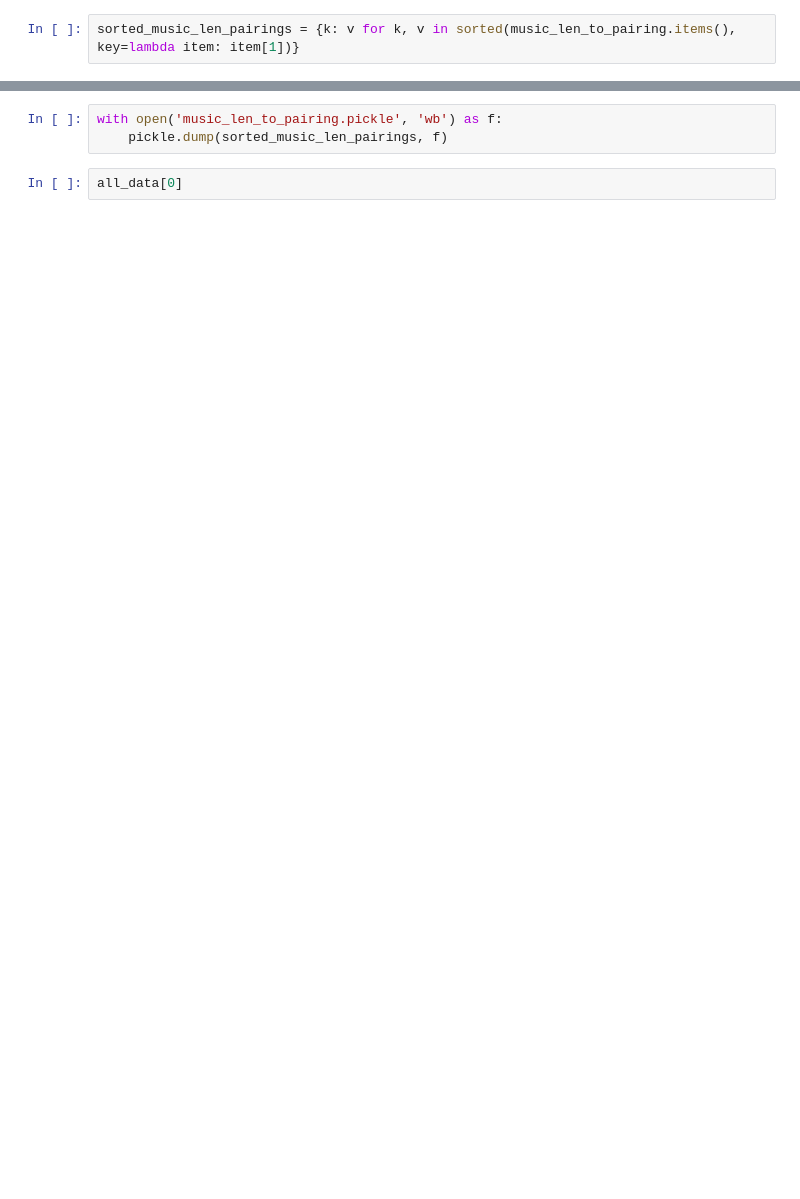
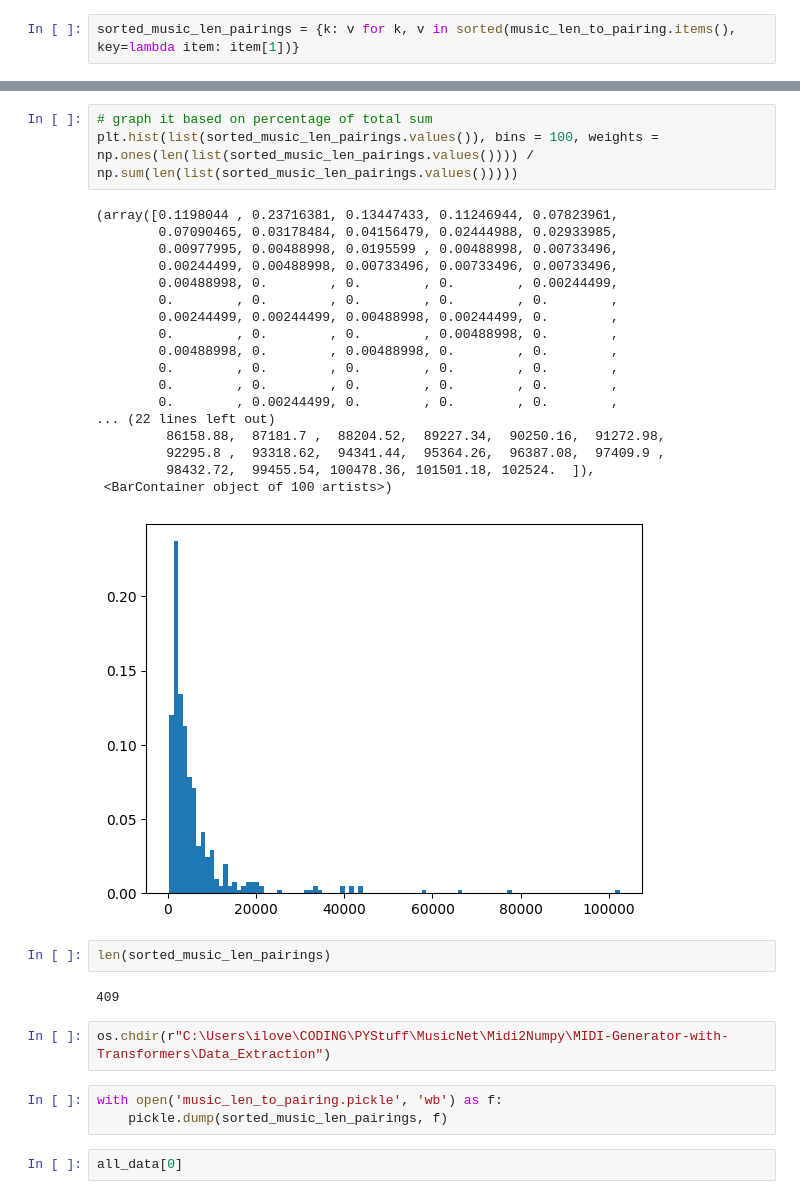
Before and after one commit to RyanKim17920/bach-MIDI-Generator-with-Transformers, a Jupyter notebook: Data_Extraction/all_midi_extractor.ipynb, the cells around one changed output, grey strips where cells are left out. Cells and saved outputs as stored; diff of their text form; blank space fills up the shorter version.

```diff
--- a/Data_Extraction/all_midi_extractor.ipynb
+++ b/Data_Extraction/all_midi_extractor.ipynb
@@ -81,3 +150,31 @@ sorted_music_len_pairings
+# %%
+# graph it based on percentage of total sum
+plt.hist(list(sorted_music_len_pairings.values()), bins = 100, weights = np.ones(len(list(sorted_music_len_pairings.values()))) / np.sum(len(list(sorted_music_len_pairings.values()))))
+# %% [output]
+(array([0.1198044 , 0.23716381, 0.13447433, 0.11246944, 0.07823961,
+        0.07090465, 0.03178484, 0.04156479, 0.02444988, 0.02933985,
+        0.00977995, 0.00488998, 0.0195599 , 0.00488998, 0.00733496,
+        0.00244499, 0.00488998, 0.00733496, 0.00733496, 0.00733496,
+        0.00488998, 0.        , 0.        , 0.        , 0.00244499,
+        0.        , 0.        , 0.        , 0.        , 0.        ,
+        0.00244499, 0.00244499, 0.00488998, 0.00244499, 0.        ,
+        0.        , 0.        , 0.        , 0.00488998, 0.        ,
+        0.00488998, 0.        , 0.00488998, 0.        , 0.        ,
+        0.        , 0.        , 0.        , 0.        , 0.        ,
+        0.        , 0.        , 0.        , 0.        , 0.        ,
+        0.        , 0.00244499, 0.        , 0.        , 0.        ,
+... (22 lines left out)
+         86158.88,  87181.7 ,  88204.52,  89227.34,  90250.16,  91272.98,
+         92295.8 ,  93318.62,  94341.44,  95364.26,  96387.08,  97409.9 ,
+         98432.72,  99455.54, 100478.36, 101501.18, 102524.  ]),
+ <BarContainer object of 100 artists>)
+[figure, added]
+# %%
+len(sorted_music_len_pairings)
+# %% [output]
+409
+# %%
+os.chdir(r"C:\Users\ilove\CODING\PYStuff\MusicNet\Midi2Numpy\MIDI-Generator-with-Transformers\Data_Extraction")
 # %%
 with open('music_len_to_pairing.pickle', 'wb') as f:
     pickle.dump(sorted_music_len_pairings, f)
```
Also changed, not shown: parts of 11 cells of this notebook, 23 other files.
